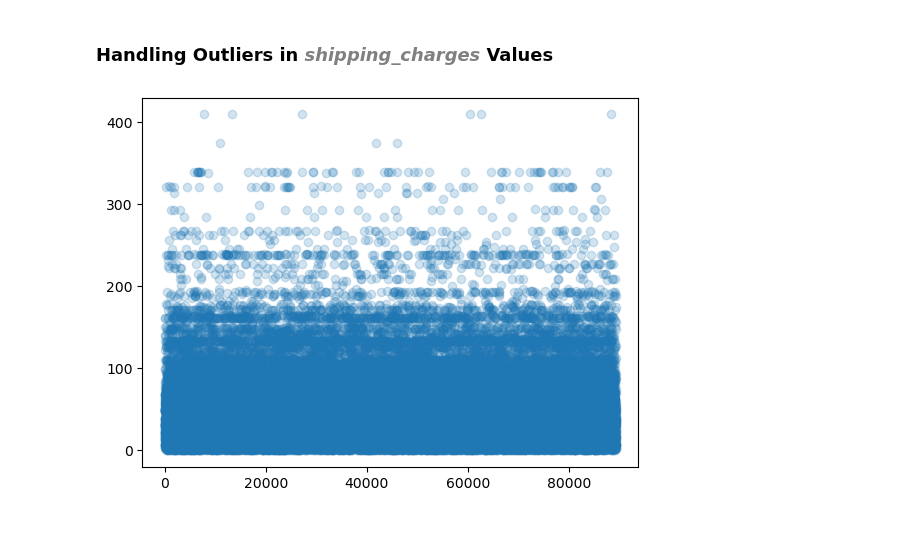
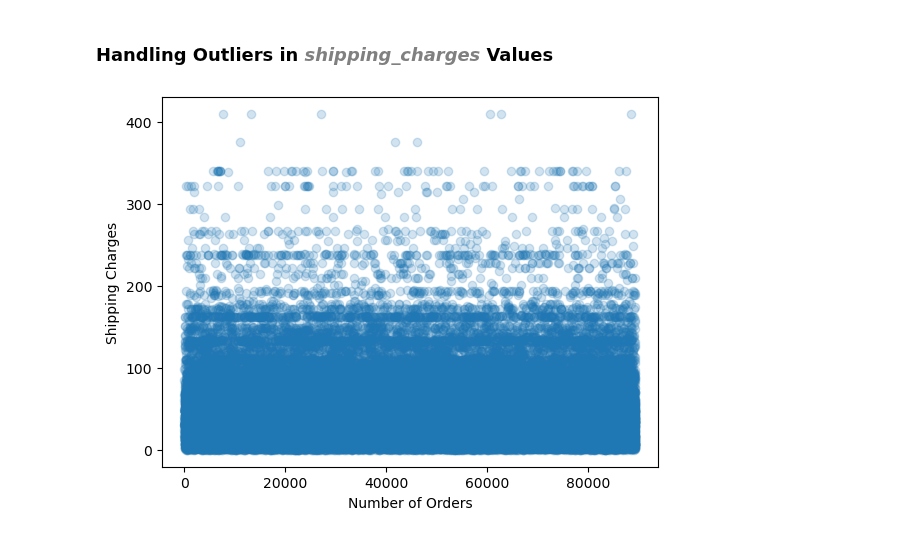
Before and after one commit to JatinY459/ecommerce-data-analysis, a Jupyter notebook: notebooks/02_data_cleaning.ipynb, the cells around one changed output. Cells and saved outputs as stored; diff of their text form; code cells hidden in the pictures.

```diff
--- a/notebooks/02_data_cleaning.ipynb
+++ b/notebooks/02_data_cleaning.ipynb
@@ -384,6 +386,8 @@ orders.shape
 ### Handling Outliers in <span style='color: gray;'>*shipping_charges*</span> Values
 # %%
 plt.scatter(order_items['shipping_charges'].index, order_items['shipping_charges'], alpha=0.2)
+plt.ylabel("Shipping Charges")
+plt.xlabel("Number of Orders")
 plt.show()
 # %% [output]
-[figure, old version]
+[figure, new version]
```
Also changed, not shown: parts of 21 cells of this notebook.
